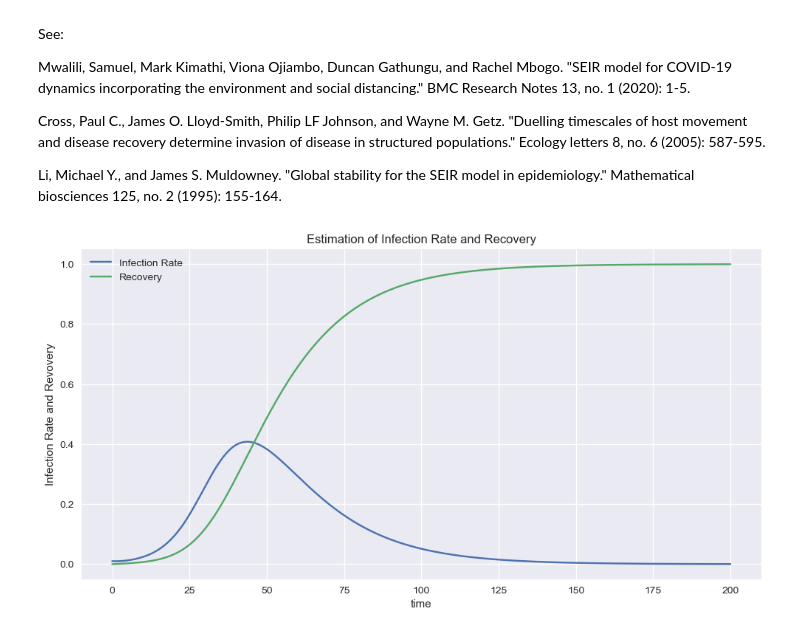
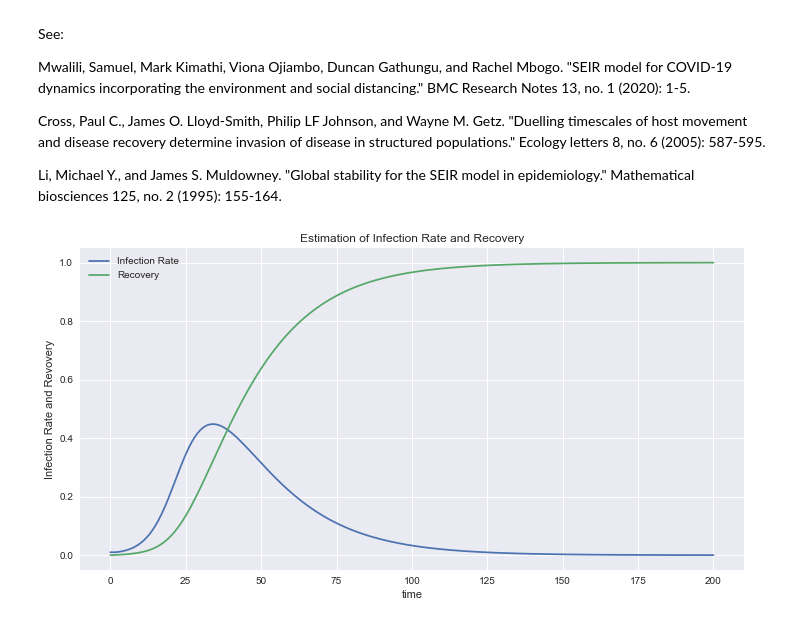
Before and after one commit to dguari1/BME3240_2021, a Jupyter notebook: Model-Covid.ipynb, the cells around one changed output. Saved outputs shown, nothing was run; the diff lists cells and outputs as text; code cells hidden in the pictures.

```diff
--- a/Model-Covid.ipynb
+++ b/Model-Covid.ipynb
@@ -50,32 +50,32 @@ def func(t,y,beta,sigma,gamma):
 
     return np.array([dsdt,dedt,didt,drdt])
 
 h = 1
 t_eval = np.arange(0, 200 + h, h)
 
-beta = 0.5
+beta = 0.8
 sigma = 0.1
 gamma = 0.05
 
 i0 = 1e-2
 s0 = 1-i0
 e0 = 0
 r0 = 0
 
 init_cond = np.array([s0,e0,i0,r0])
 
 
 sol = solve_ivp(func, [t_eval[0], t_eval[-1]], init_cond, t_eval=t_eval, args=(beta,sigma,gamma))
 
 plt.figure(figsize = (10, 10))
 plt.subplot(211)
 plt.plot(sol.t, sol.y[2], label = 'Infection Rate')
 plt.plot(sol.t, sol.y[3], label = 'Recovery')
 plt.xlabel('time')
 plt.ylabel('Infection Rate and Revovery')
 plt.title('Estimation of Infection Rate and Recovery')
 plt.legend()
 plt.tight_layout()
 plt.show()
 # %% [output]
-[figure, old version]
+[figure, new version]
```
Also changed, not shown: 2 other files.
